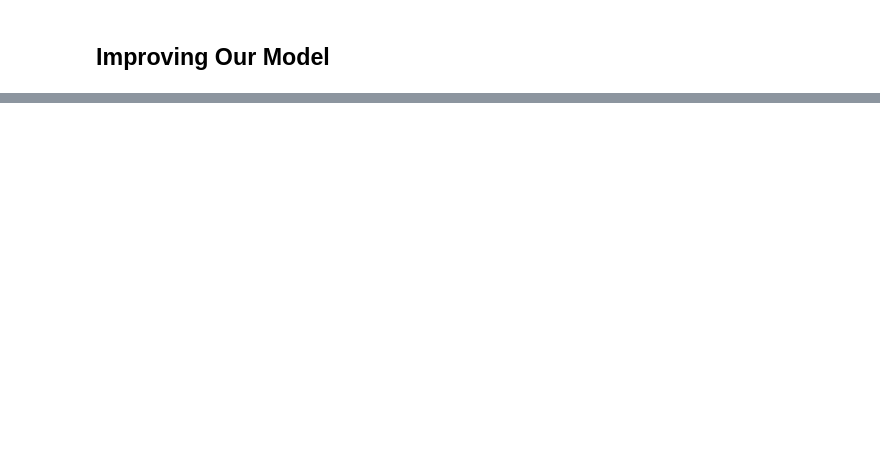
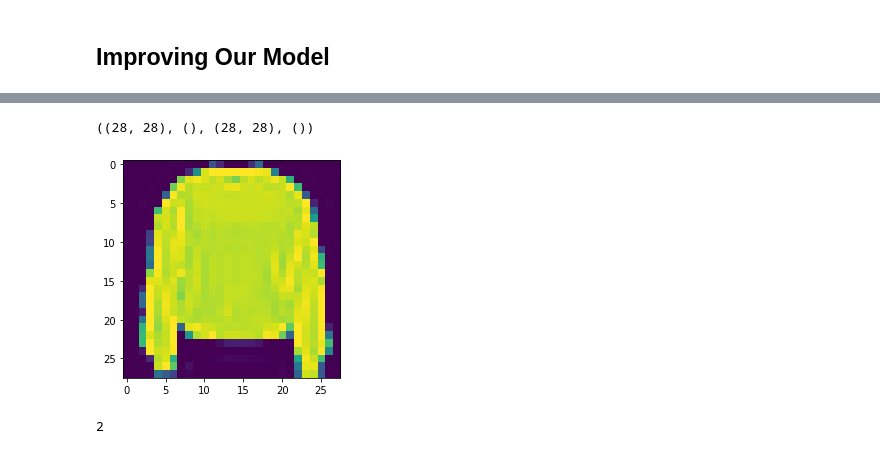
Before and after one commit to DeepakSaini420/Deep-Learning, a Jupyter notebook: neural_network_classification_with_tensorflow.ipynb, the cells around one changed output, grey strips where cells are left out. Cells and saved outputs as stored; diff of their text form; code cells hidden in the pictures; blank space fills up the shorter version.

Commit message:
Adding Plot Image Function

```diff
--- a/neural_network_classification_with_tensorflow.ipynb
+++ b/neural_network_classification_with_tensorflow.ipynb
@@ -215,0 +167,6 @@ Epoch 300/300
+# %%
+import tensorflow as tf
+from tensorflow.keras.datasets import fashion_mnist
+
+# Data alwayas sorted in train and test
+(train_data,train_labels), (test_data,test_labels) = fashion_mnist.load_data()
@@ -215,0 +208,14 @@ Epoch 300/300
+# %%
+# Check the Shape of single dataset
+train_data[0].shape,train_labels[0].shape,test_data[0].shape,test_labels[0].shape
+# %% [output]
+((28, 28), (), (28, 28), ())
+# %%
+import matplotlib.pyplot as plt
+plt.imshow(train_data[7]);
+# %% [output]
+[figure, added]
+# %%
+train_labels[7]
+# %% [output]
+2
```
Also changed, not shown: parts of 24 cells of this notebook.
